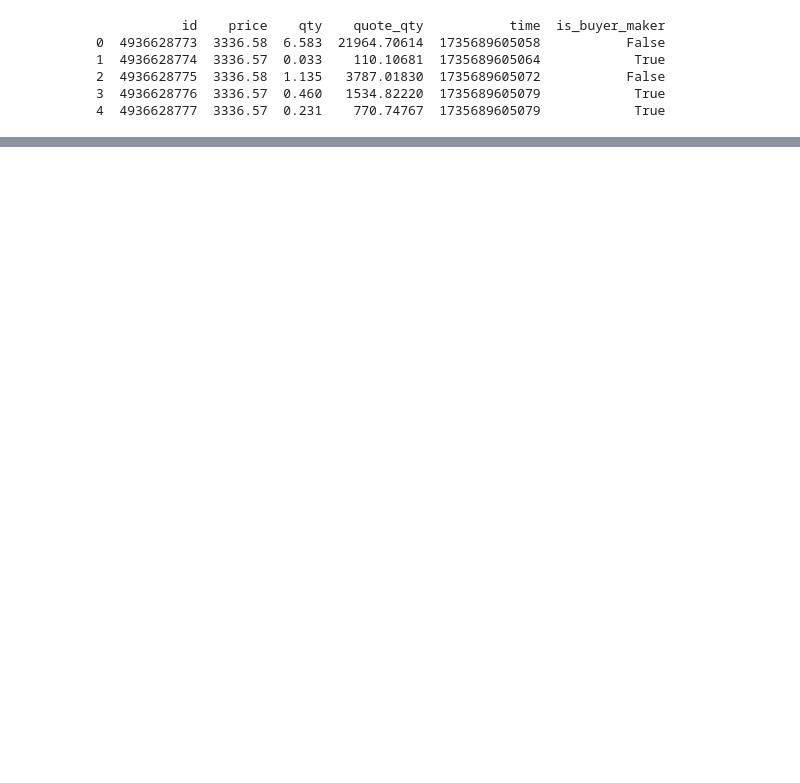
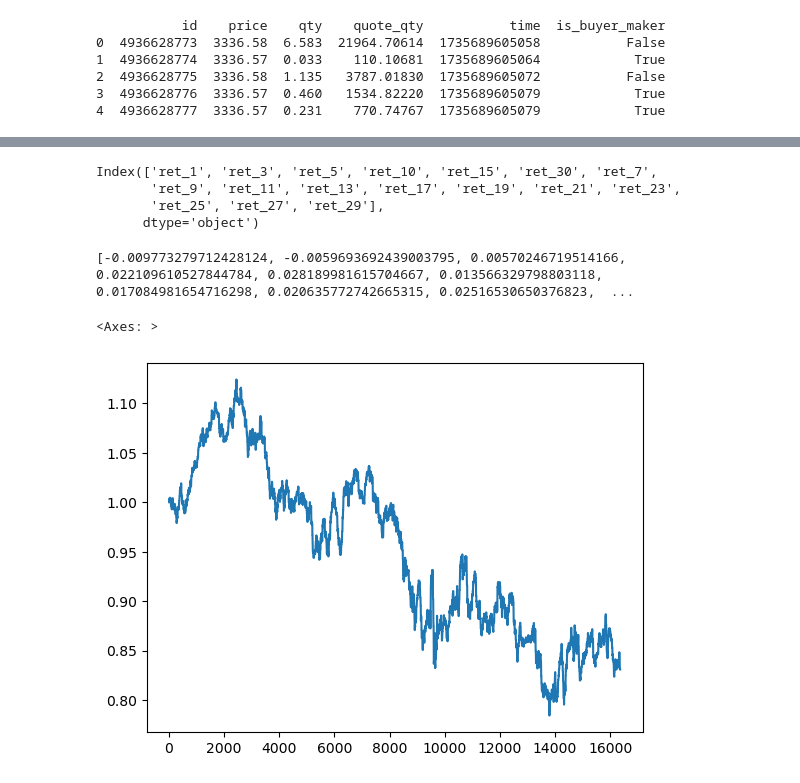
Before and after one commit to aamingaa/crypto-trade, a Jupyter notebook: strategy/fusion/fussion.ipynb, the cells around one changed output, grey strips where cells are left out. Drawn from its saved outputs; the diff is of its cells as text; code cells hidden in the pictures; blank space fills up the shorter version.

```diff
--- a/strategy/fusion/fussion.ipynb
+++ b/strategy/fusion/fussion.ipynb
@@ -361,0 +347,24 @@ dtype: float64
+# %%
+for period in range(1, 30, 2):
+    dollar_bar['ret_{}'.format(period)] = dollar_bar.close.shift(-period)/dollar_bar.close - 1
+dollar_bar.columns[dollar_bar.columns.str.contains('ret', case=False)]
+# %% [output]
+Index(['ret_1', 'ret_3', 'ret_5', 'ret_10', 'ret_15', 'ret_30', 'ret_7',
+       'ret_9', 'ret_11', 'ret_13', 'ret_17', 'ret_19', 'ret_21', 'ret_23',
+       'ret_25', 'ret_27', 'ret_29'],
+      dtype='object')
+# %%
+ic_decay_list = []
+mask = dollar_bar.columns
+for i in dollar_bar.columns[dollar_bar.columns.str.contains('ret', case=False)]:
+    ic_decay_list.append(dollar_bar['high_freq_downside_ratio_norm'].corr(dollar_bar[i]))
+print(ic_decay_list)
+# %% [output]
+[-0.009773279712428124, -0.0059693692439003795, 0.00570246719514166, 0.022109610527844784, 0.028189981615704667, 0.013566329798803118, 0.017084981654716298, 0.020635772742665315, 0.02516530650376823,  ...
+# %%
+net_value = 1+(high_freq_downside_ratio_norm_position_binning_position*dollar_bar['ret_5'].fillna(0)).cumsum()
+# %%
+net_value.plot()
+# %% [output]
+<Axes: >
+[figure, added]
```
Also changed, not shown: parts of 18 cells of this notebook, 3 other files.
